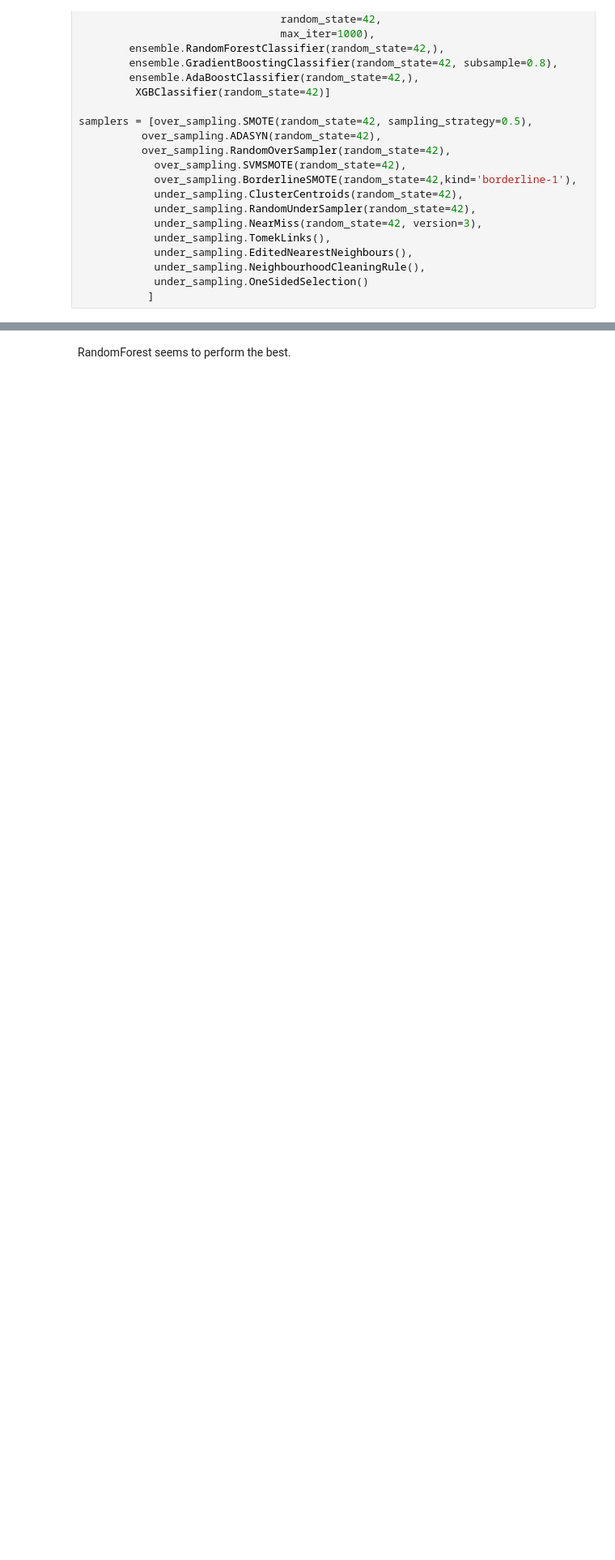
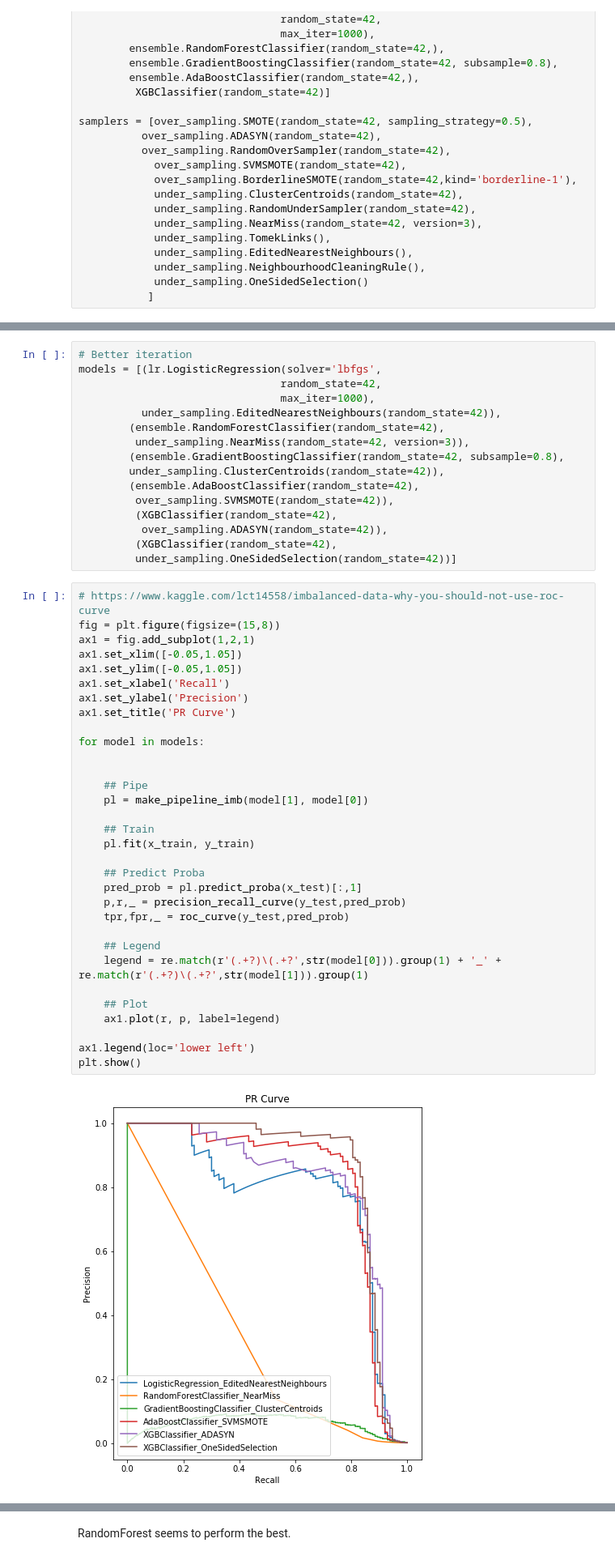
Before and after one commit to Chialijuan/JupyterNotes, a Jupyter notebook: ImbalancedDataset_models.ipynb, the cells around one changed output, grey strips where cells are left out. Shown: that part at 81% size. Cells and saved outputs as stored; diff of their text form; blank space fills up the shorter version.

```diff
--- a/ImbalancedDataset_models.ipynb
+++ b/ImbalancedDataset_models.ipynb
@@ -142 +144,51 @@ plt.show()
+# %%
+# Better iteration
+models = [(lr.LogisticRegression(solver='lbfgs',
+                                random_state=42,
+                                max_iter=1000),
+          under_sampling.EditedNearestNeighbours(random_state=42)),
+        (ensemble.RandomForestClassifier(random_state=42),
+         under_sampling.NearMiss(random_state=42, version=3)),
+        (ensemble.GradientBoostingClassifier(random_state=42, subsample=0.8),
+        under_sampling.ClusterCentroids(random_state=42)),
+        (ensemble.AdaBoostClassifier(random_state=42),
+         over_sampling.SVMSMOTE(random_state=42)),
+         (XGBClassifier(random_state=42),
+          over_sampling.ADASYN(random_state=42)),
+         (XGBClassifier(random_state=42),
+         under_sampling.OneSidedSelection(random_state=42))]
+# %%
+# https://www.kaggle.com/lct14558/imbalanced-data-why-you-should-not-use-roc-curve
+fig = plt.figure(figsize=(15,8))
+ax1 = fig.add_subplot(1,2,1)
+ax1.set_xlim([-0.05,1.05])
+ax1.set_ylim([-0.05,1.05])
+ax1.set_xlabel('Recall')
+ax1.set_ylabel('Precision')
+ax1.set_title('PR Curve')
+
+for model in models:
+
+
+    ## Pipe
+    pl = make_pipeline_imb(model[1], model[0])
+
+    ## Train
+    pl.fit(x_train, y_train)
+
+    ## Predict Proba
+    pred_prob = pl.predict_proba(x_test)[:,1]
+    p,r,_ = precision_recall_curve(y_test,pred_prob)
+    tpr,fpr,_ = roc_curve(y_test,pred_prob)
+
+    ## Legend
+    legend = re.match(r'(.+?)\(.+?',str(model[0])).group(1) + '_' + re.match(r'(.+?)\(.+?',str(model[1])).group(1)
+
+    ## Plot
+    ax1.plot(r, p, label=legend)
+
+ax1.legend(loc='lower left')
+plt.show()
+# %% [output]
+[figure, added]
 # %%
```
Also changed, not shown: parts of 3 cells of this notebook, 2 other files.
